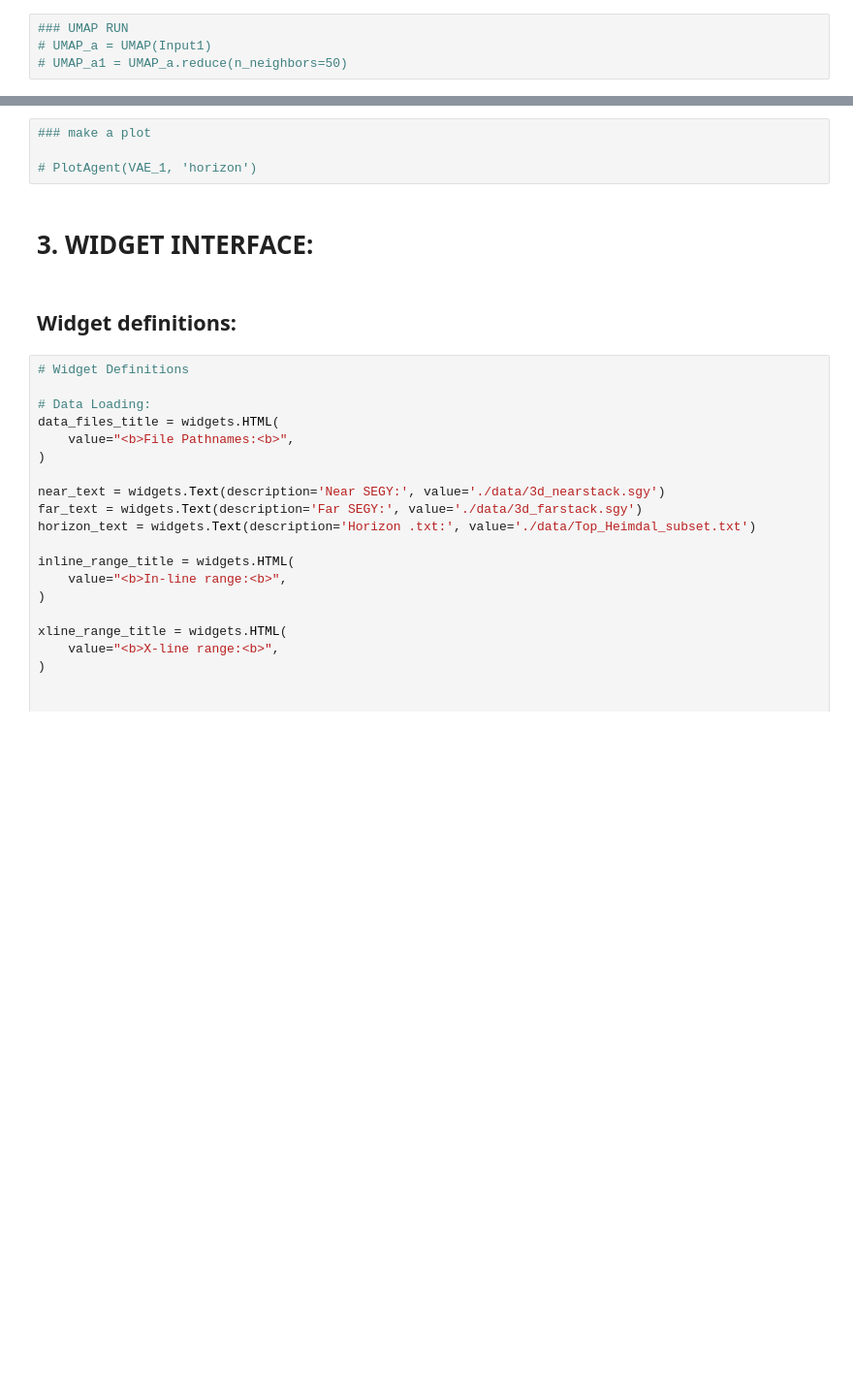
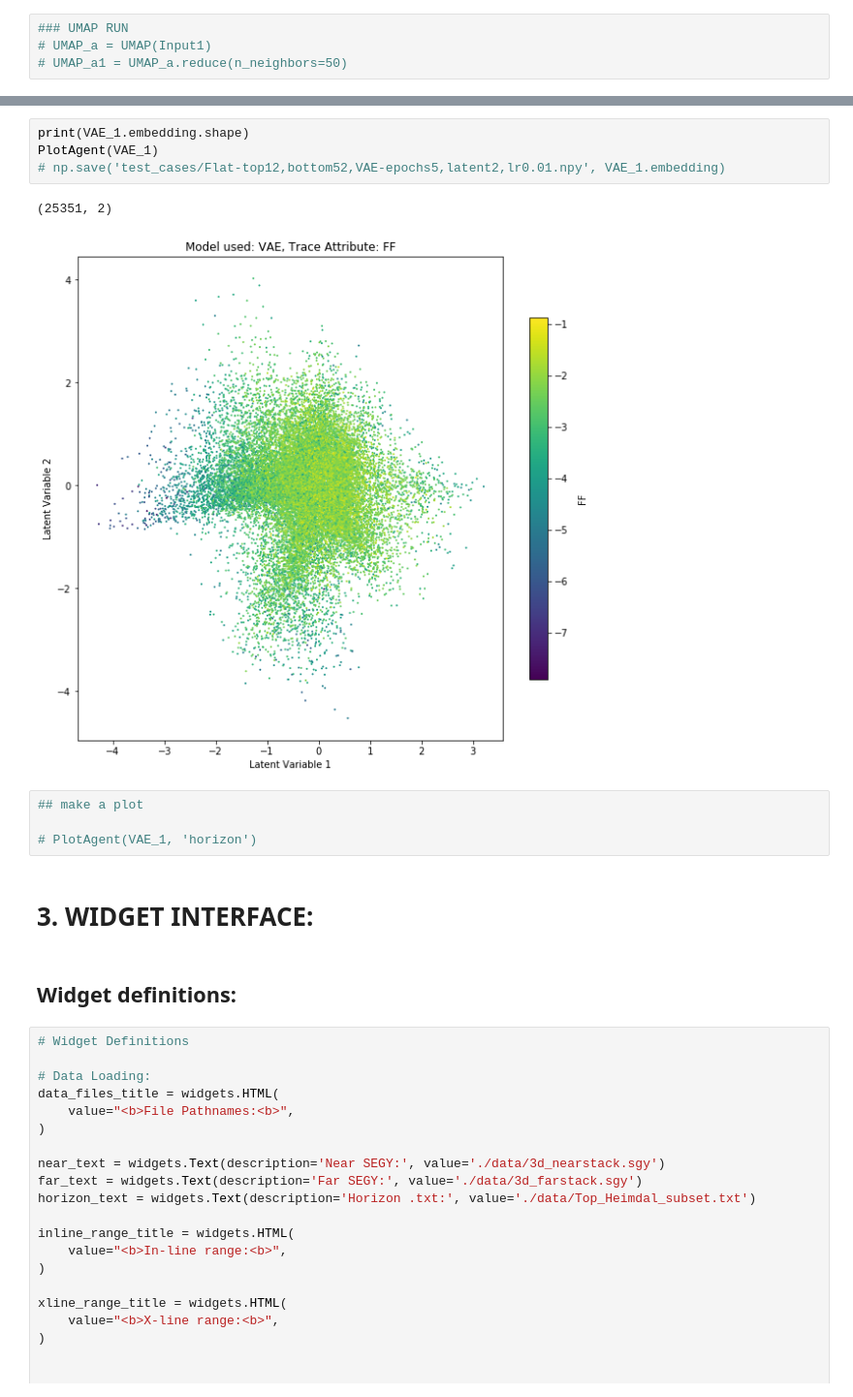
Before and after one commit to msc-acse/acse-9-independent-research-project-coush001, a Jupyter notebook: Prototype_NoteBook_2.0.ipynb, the cells around one changed output, grey strips where cells are left out. Shown at 97% size. Drawn from its saved outputs; the diff is of its cells as text; blank space fills up the shorter version.

Commit message:
integration tests passing

```diff
--- a/Prototype_NoteBook_2.0.ipynb
+++ b/Prototype_NoteBook_2.0.ipynb
@@ -582,5 +612,12 @@ def PlotAgent(model, attr='FF'):
+# %%
+print(VAE_1.embedding.shape)
+PlotAgent(VAE_1)
+# np.save('test_cases/Flat-top12,bottom52,VAE-epochs5,latent2,lr0.01.npy', VAE_1.embedding)
+# %% [output]
+(25351, 2)
+[figure, added]
 # %%
-### make a plot
+## make a plot
 
 # PlotAgent(VAE_1, 'horizon')
 # %% [markdown]
```
Also changed, not shown: parts of 6 cells of this notebook, 6 other files.
